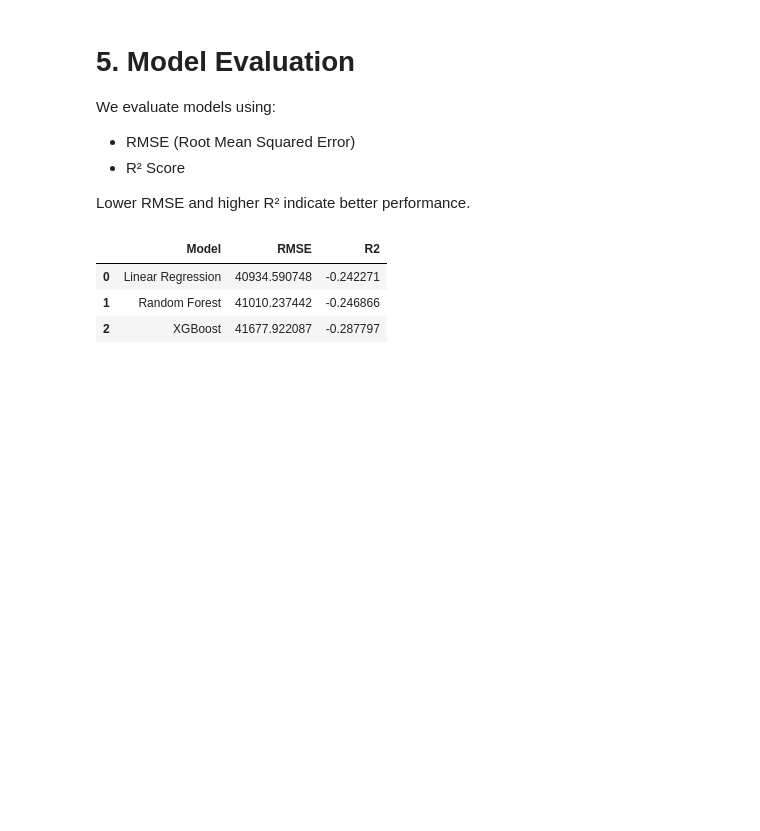
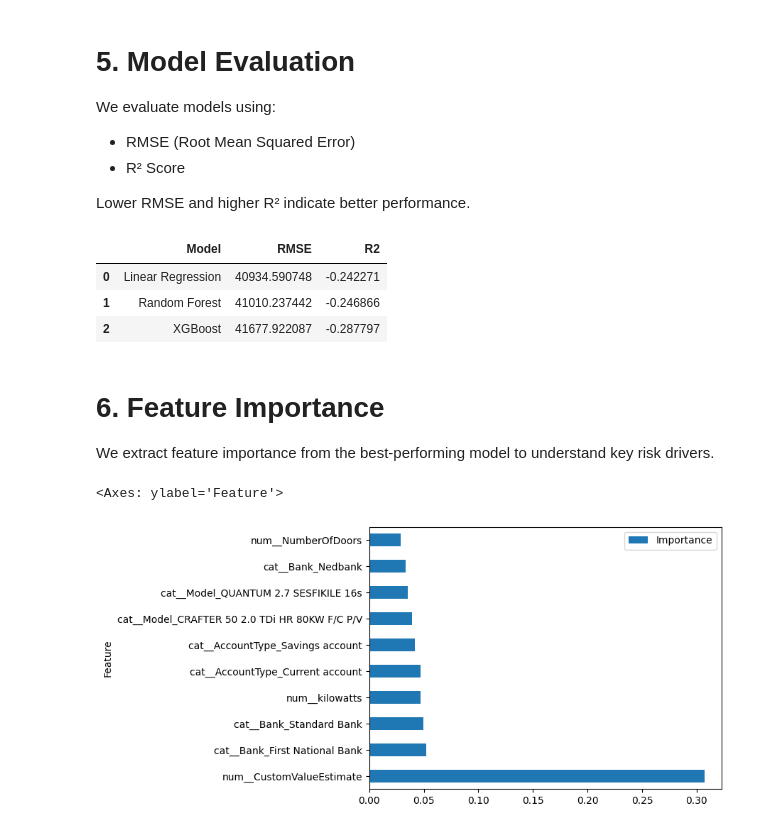
Before and after one commit to Redeat-Birhane/insurance-risk-analytics, a Jupyter notebook: notebooks/03_modeling.ipynb, the cells around one changed output. Saved outputs shown, nothing was run; the diff lists cells and outputs as text; code cells hidden in the pictures; blank space fills up the shorter version.

Commit message:
feat: extract and visualize feature importance

```diff
--- a/notebooks/03_modeling.ipynb
+++ b/notebooks/03_modeling.ipynb
@@ -252,3 +252,28 @@ results_df
 | 0 | Linear Regression | 40934.590748 | -0.242271 |
 | 1 | Random Forest | 41010.237442 | -0.246866 |
 | 2 | XGBoost | 41677.922087 | -0.287797 |
+# %% [markdown]
+# 6. Feature Importance
+
+We extract feature importance from the best-performing model to understand key risk drivers.
+# %%
+best_model = rf_model.named_steps["model"]
+
+importances = best_model.feature_importances_
+feature_names = rf_model.named_steps["preprocessor"].get_feature_names_out()
+
+feat_imp = pd.DataFrame({
+    "Feature": feature_names,
+    "Importance": importances
+}).sort_values(by="Importance", ascending=False)
+
+feat_imp.head(10)
+
+feat_imp.head(10).plot(
+    kind="barh",
+    x="Feature",
+    y="Importance"
+)
+# %% [output]
+<Axes: ylabel='Feature'>
+[figure, added]
```
